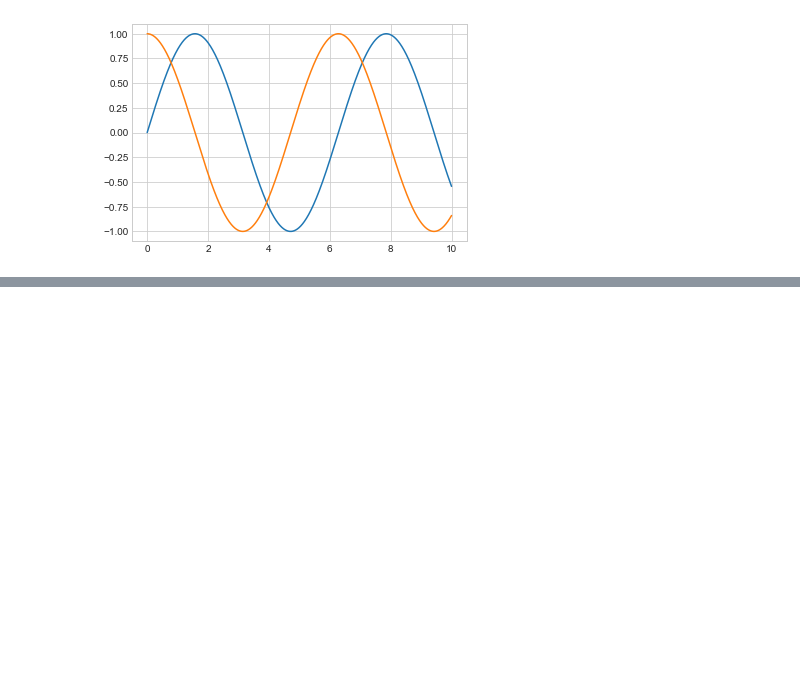
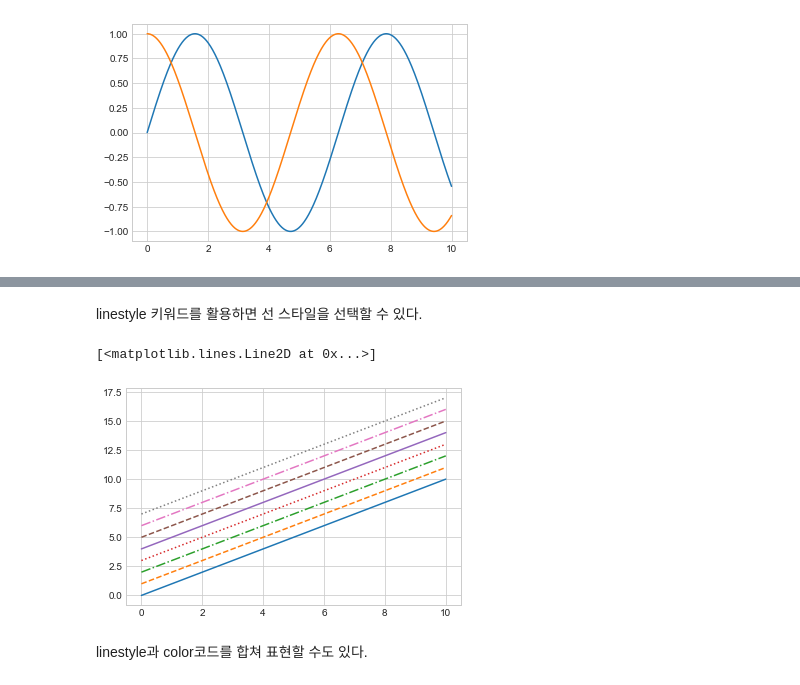
Before and after one commit to jrj8819/python-programming-class, a Jupyter notebook: READY_lesson5.ipynb, the cells around one changed output, grey strips where cells are left out. Cells and saved outputs as stored; diff of their text form; code cells hidden in the pictures; blank space fills up the shorter version.

```diff
--- a/READY_lesson5.ipynb
+++ b/READY_lesson5.ipynb
@@ -116,0 +106,17 @@ ax.plot(x, np.cos(x))
+# %% [markdown]
+linestyle 키워드를 활용하면 선 스타일을 선택할 수 있다.
+# %%
+plt.plot(x, x+0, linestyle='solid')
+plt.plot(x, x+1, linestyle='dashed')
+plt.plot(x, x+2, linestyle='dashdot')
+plt.plot(x, x+3, linestyle='dotted')
+
+plt.plot(x, x+4, linestyle='-')
+plt.plot(x, x+5, linestyle='--')
+plt.plot(x, x+6, linestyle='-.')
+plt.plot(x, x+7, linestyle=':')
+# %% [output]
+[<matplotlib.lines.Line2D at 0x...>]
+[figure, added]
+# %% [markdown]
+linestyle과 color코드를 합쳐 표현할 수도 있다.
```
Also changed, not shown: parts of 57 cells of this notebook, 2 other files.
